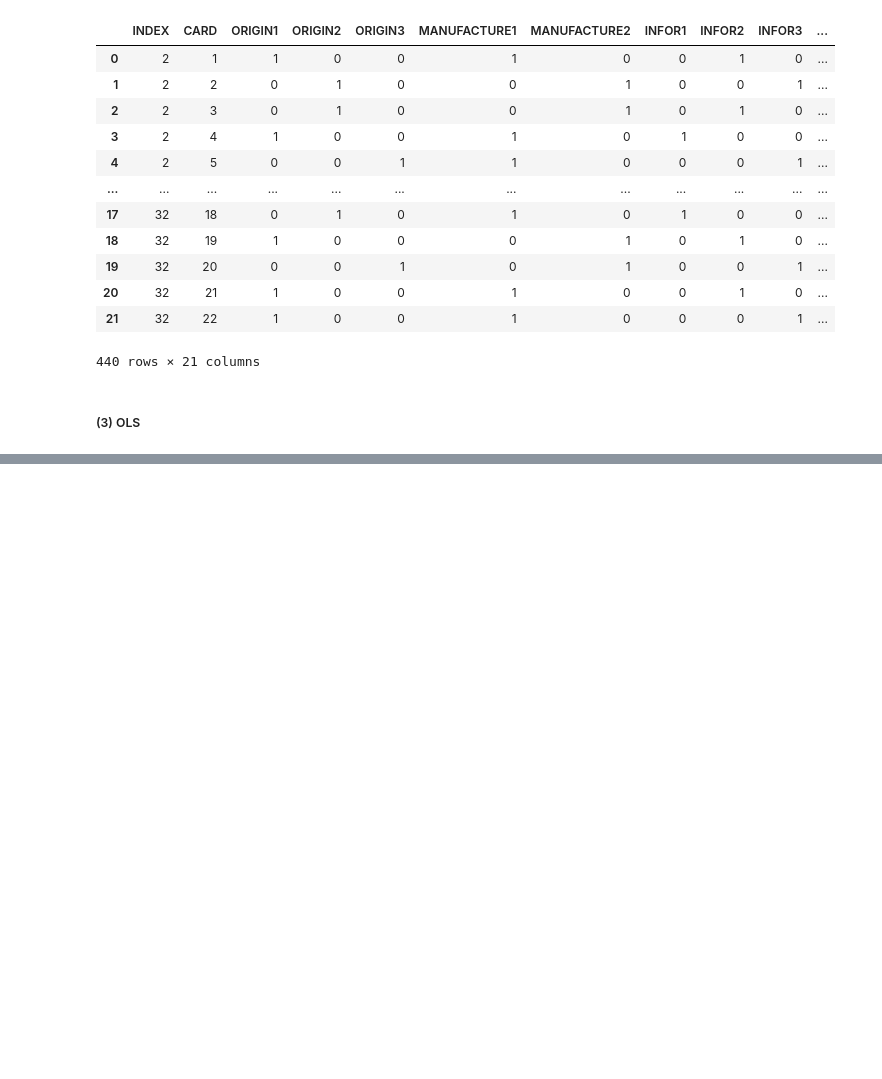
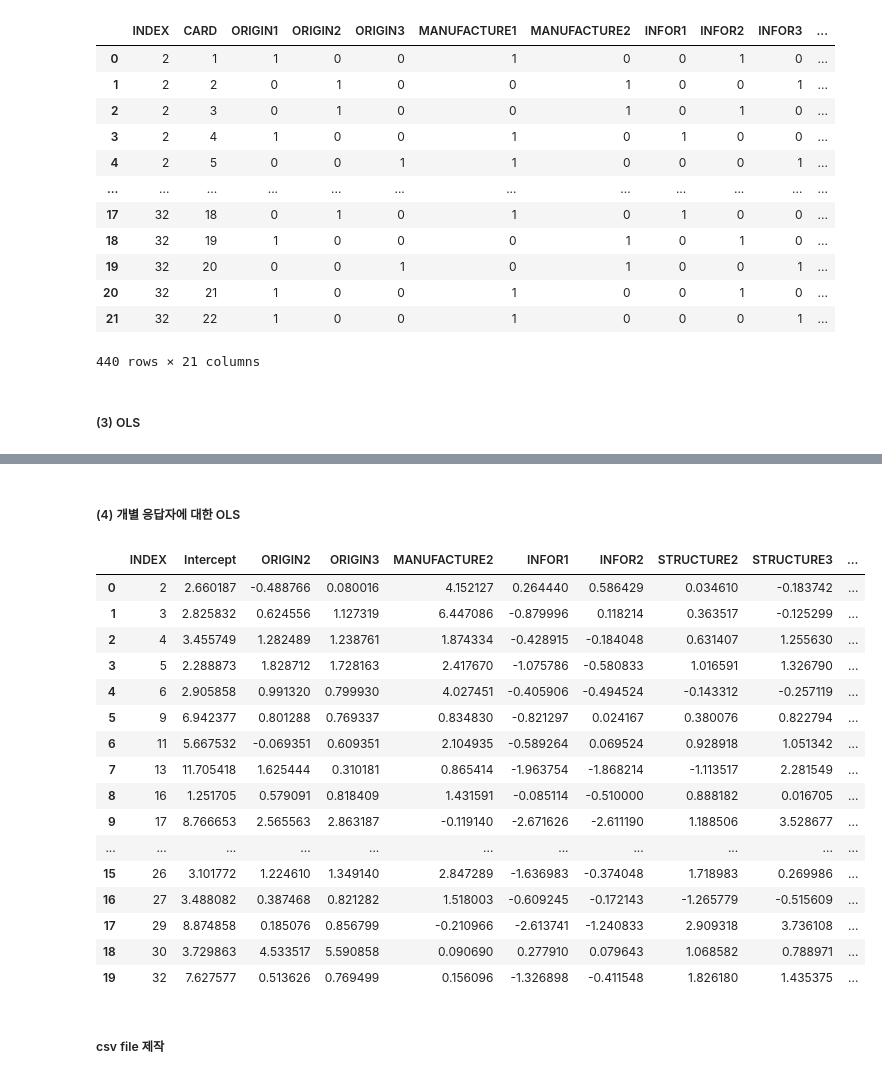
Before and after one commit to hyeondk/Bio-Economic-Value, a Jupyter notebook: 2. Analysis Code/1. Preliminary Survey/1. 천연물 예비설문_전처리 및 OLS.ipynb, the cells around one changed output, grey strips where cells are left out. Cells and saved outputs as stored; diff of their text form; code cells hidden in the pictures; blank space fills up the shorter version.

```diff
--- a/2. Analysis Code/1. Preliminary Survey/1. 천연물 예비설문_전처리 및 OLS.ipynb
+++ b/2. Analysis Code/1. Preliminary Survey/1. 천연물 예비설문_전처리 및 OLS.ipynb
@@ -730,3 +742,46 @@ OLS Regression Results
 | Kurtosis: | 2.318 | Cond. No. | 12.4 |
 Notes:
 [1] Standard Errors assume that the covariance matrix of the errors is correctly specified.
+# %% [markdown]
+##### (4) 개별 응답자에 대한 OLS
+# %%
+# List 생성
+response_ols_all_case = []
+
+for idx in card_index:
+    response_ols_fit = ols('Y ~ ' + ' + '.join(dummy_x), data=spss_ols_data.loc[spss_ols_data['INDEX'] == idx]).fit() # Fitting OLS
+    response_ols_all_case.append(response_ols_fit.params.copy())
+
+response_ols_all_case = pd.concat(response_ols_all_case, axis=1).T
+# %%
+# Index 열 추가
+response_ols_all_case['INDEX'] = card_index
+# %%
+# Data Frame Column 위치 변경
+col1 = ['INDEX']
+col2 = response_ols_all_case.columns[:-1].to_list()
+new_col_name = col1 + col2
+response_ols_all_case = response_ols_all_case[new_col_name]
+# %%
+# Result
+response_ols_all_case
+# %% [output]
+|  | INDEX | Intercept | ORIGIN2 | ORIGIN3 | MANUFACTURE2 | INFOR1 | INFOR2 | STRUCTURE2 | STRUCTURE3 | ... |
+| 0 | 2 | 2.660187 | -0.488766 | 0.080016 | 4.152127 | 0.264440 | 0.586429 | 0.034610 | -0.183742 | ... |
+| 1 | 3 | 2.825832 | 0.624556 | 1.127319 | 6.447086 | -0.879996 | 0.118214 | 0.363517 | -0.125299 | ... |
+| 2 | 4 | 3.455749 | 1.282489 | 1.238761 | 1.874334 | -0.428915 | -0.184048 | 0.631407 | 1.255630 | ... |
+| 3 | 5 | 2.288873 | 1.828712 | 1.728163 | 2.417670 | -1.075786 | -0.580833 | 1.016591 | 1.326790 | ... |
+| 4 | 6 | 2.905858 | 0.991320 | 0.799930 | 4.027451 | -0.405906 | -0.494524 | -0.143312 | -0.257119 | ... |
+| 5 | 9 | 6.942377 | 0.801288 | 0.769337 | 0.834830 | -0.821297 | 0.024167 | 0.380076 | 0.822794 | ... |
+| 6 | 11 | 5.667532 | -0.069351 | 0.609351 | 2.104935 | -0.589264 | 0.069524 | 0.928918 | 1.051342 | ... |
+| 7 | 13 | 11.705418 | 1.625444 | 0.310181 | 0.865414 | -1.963754 | -1.868214 | -1.113517 | 2.281549 | ... |
+| 8 | 16 | 1.251705 | 0.579091 | 0.818409 | 1.431591 | -0.085114 | -0.510000 | 0.888182 | 0.016705 | ... |
+| 9 | 17 | 8.766653 | 2.565563 | 2.863187 | -0.119140 | -2.671626 | -2.611190 | 1.188506 | 3.528677 | ... |
+| ... | ... | ... | ... | ... | ... | ... | ... | ... | ... | ... |
+| 15 | 26 | 3.101772 | 1.224610 | 1.349140 | 2.847289 | -1.636983 | -0.374048 | 1.718983 | 0.269986 | ... |
+| 16 | 27 | 3.488082 | 0.387468 | 0.821282 | 1.518003 | -0.609245 | -0.172143 | -1.265779 | -0.515609 | ... |
+| 17 | 29 | 8.874858 | 0.185076 | 0.856799 | -0.210966 | -2.613741 | -1.240833 | 2.909318 | 3.736108 | ... |
+| 18 | 30 | 3.729863 | 4.533517 | 5.590858 | 0.090690 | 0.277910 | 0.079643 | 1.068582 | 0.788971 | ... |
+| 19 | 32 | 7.627577 | 0.513626 | 0.769499 | 0.156096 | -1.326898 | -0.411548 | 1.826180 | 1.435375 | ... |
+# %% [markdown]
+##### csv file 제작
```
Also changed, not shown: parts of 9 cells of this notebook, 1 other file.
